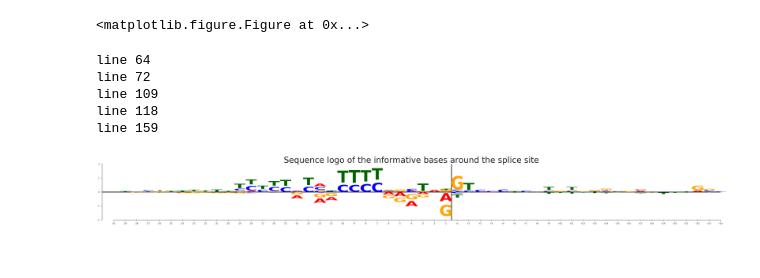
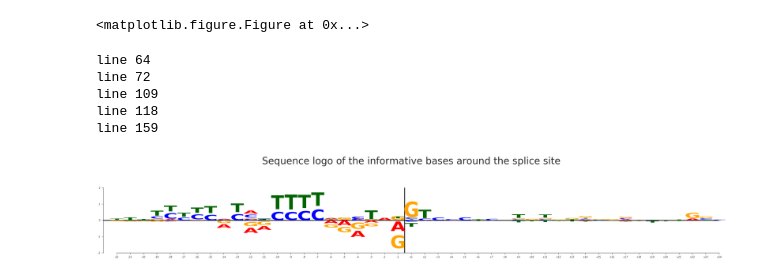
Before and after one commit to arapat/sparkboost, a Jupyter notebook: splice-site.ipynb, the cells around one changed output. Saved outputs shown, nothing was run; the diff lists cells and outputs as text; code cells hidden in the pictures.

```diff
--- a/splice-site.ipynb
+++ b/splice-site.ipynb
@@ -74,11 +74,11 @@ for i in range(len(scores[0])):
 # %%
 # draw_logo(pscores, list(range(29, 83)))
 # draw_logo(pscores, list(range(49, 63)))
-draw_logo(pscores[29:83], list(range(29, 83)))
+draw_logo(pscores[37:83], list(range(37, 83)))
 # %% [output]
 line 64
 line 72
 line 109
 line 118
 line 159
-[figure, old version]
+[figure, new version]
```
Also changed, not shown: parts of 2 cells of this notebook, 4 other files.
